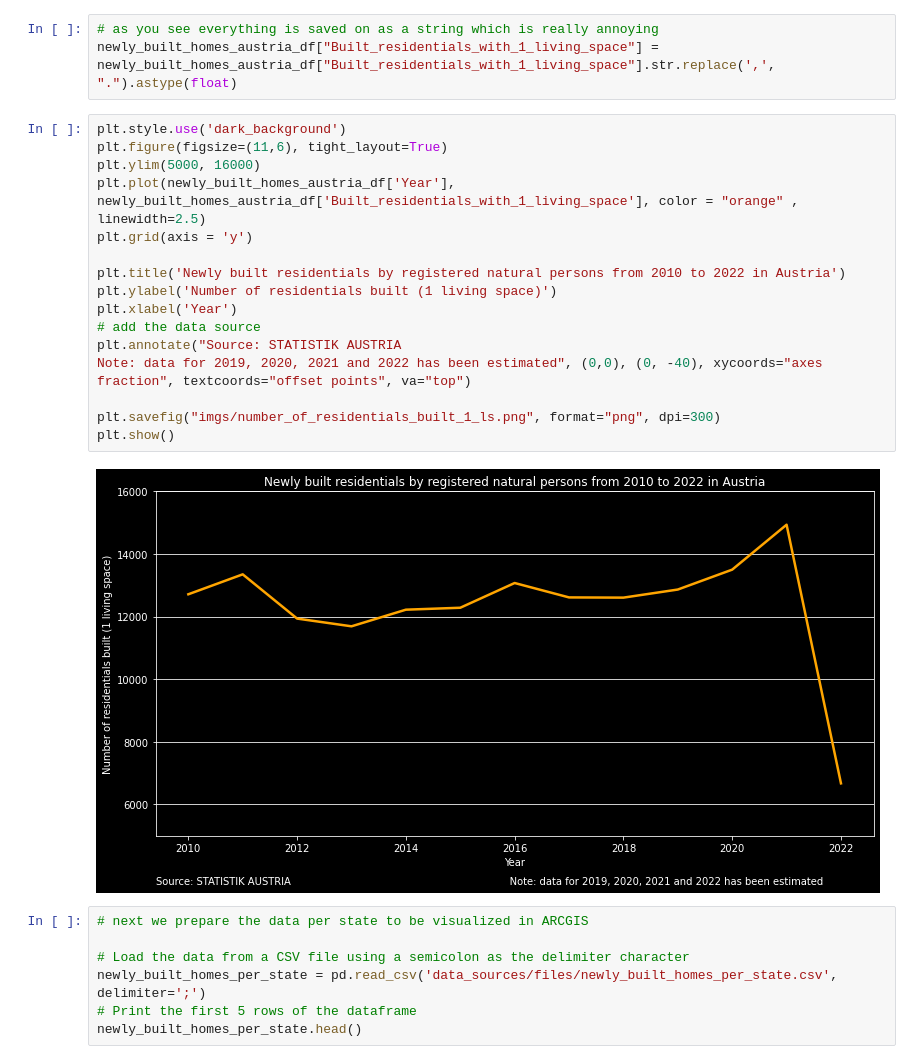
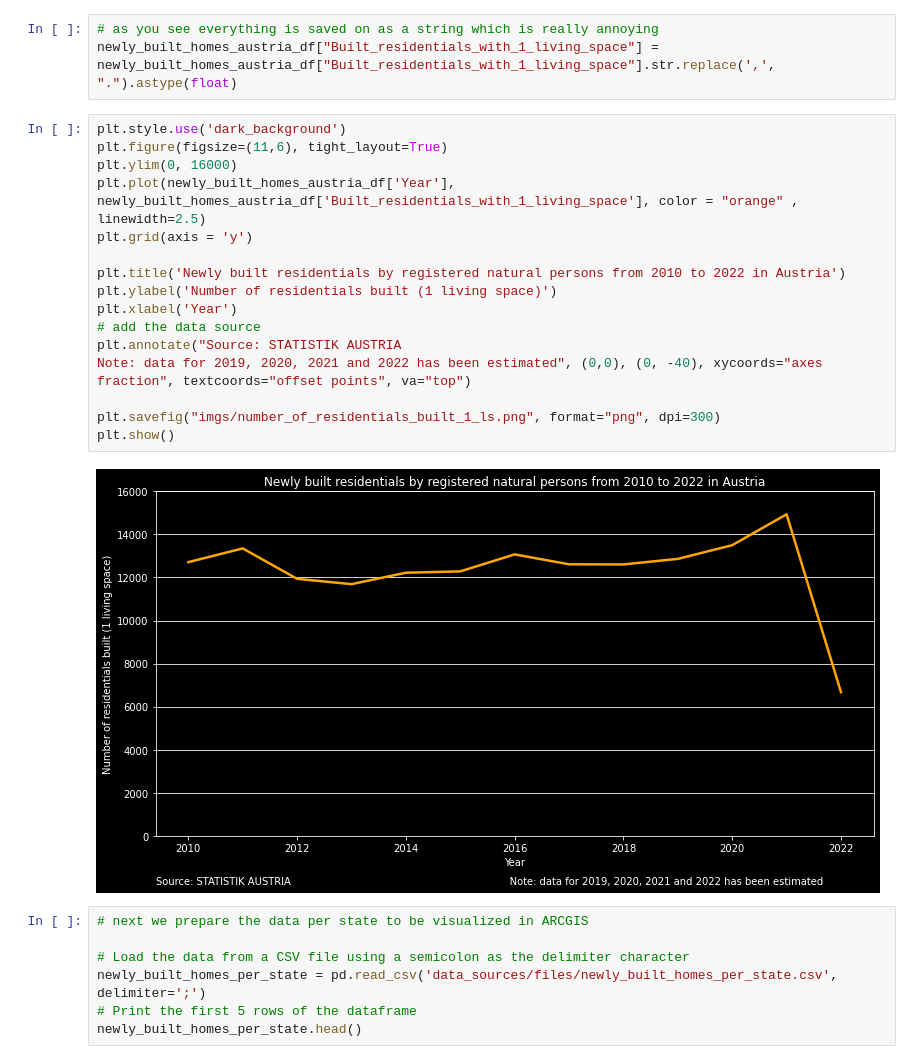
Before and after one commit to zarredominic/story_map_data_viz, a Jupyter notebook: eda_of_datasources.ipynb, the cells around one changed output. Cells and saved outputs as stored; diff of their text form.

Commit message:
Changed some scales in plots

```diff
--- a/eda_of_datasources.ipynb
+++ b/eda_of_datasources.ipynb
@@ -442,20 +442,20 @@ newly_built_homes_austria_df["Built_residentials_with_1_living_space"] = newly_b
 # %%
 plt.style.use('dark_background')
 plt.figure(figsize=(11,6), tight_layout=True)
-plt.ylim(5000, 16000)
+plt.ylim(0, 16000)
 plt.plot(newly_built_homes_austria_df['Year'], newly_built_homes_austria_df['Built_residentials_with_1_living_space'], color = "orange" , linewidth=2.5)
 plt.grid(axis = 'y')
 
 plt.title('Newly built residentials by registered natural persons from 2010 to 2022 in Austria')
 plt.ylabel('Number of residentials built (1 living space)')
 plt.xlabel('Year')
 # add the data source
 plt.annotate("Source: STATISTIK AUSTRIA                                                                      Note: data for 2019, 2020, 2021 and 2022 has been estimated", (0,0), (0, -40), xycoords="axes fraction", textcoords="offset points", va="top")
 
 plt.savefig("imgs/number_of_residentials_built_1_ls.png", format="png", dpi=300)
 plt.show()
 # %% [output]
-[figure, old version]
+[figure, new version]
 # %%
 # next we prepare the data per state to be visualized in ARCGIS
 
```
Also changed, not shown: parts of 1 cell of this notebook.
